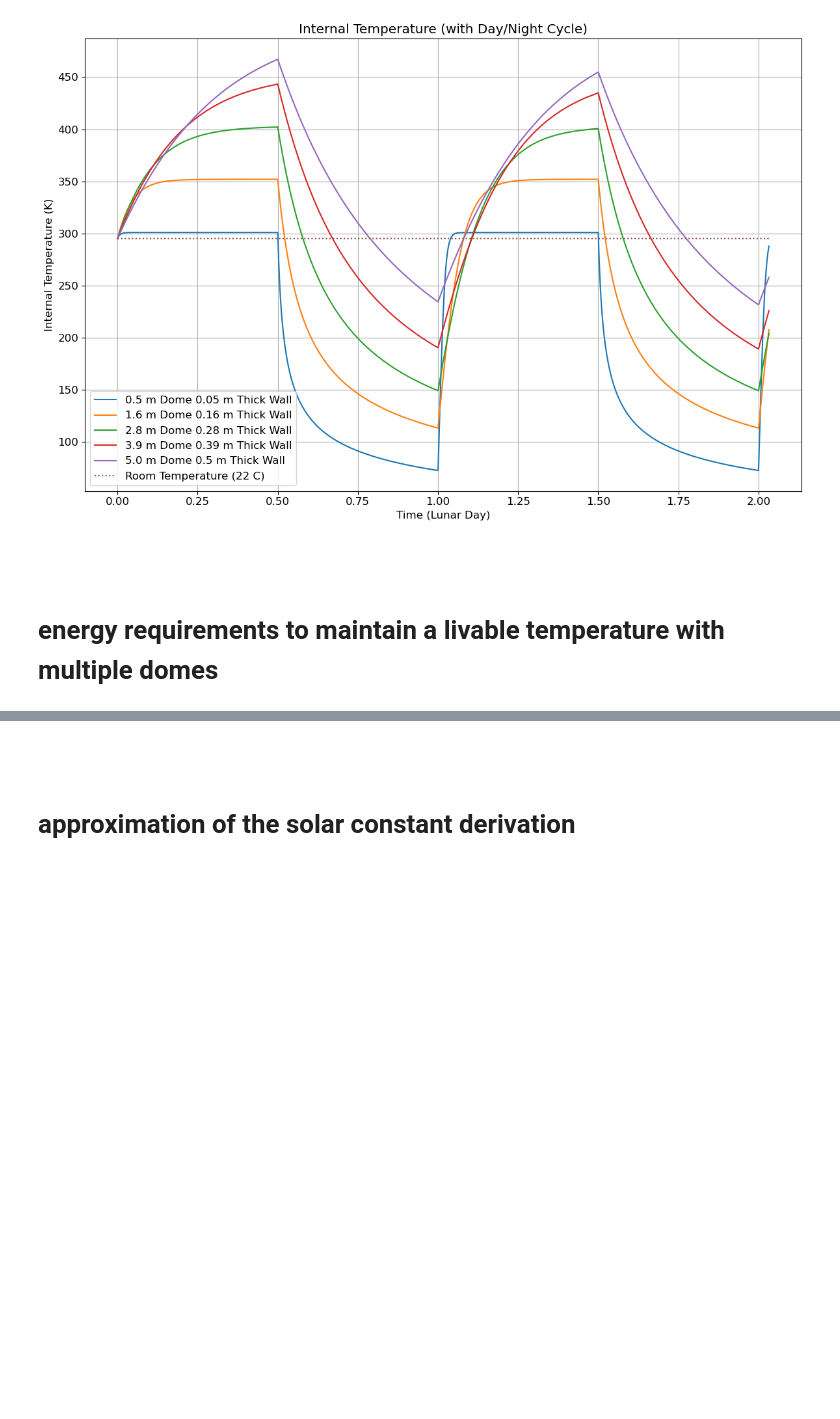
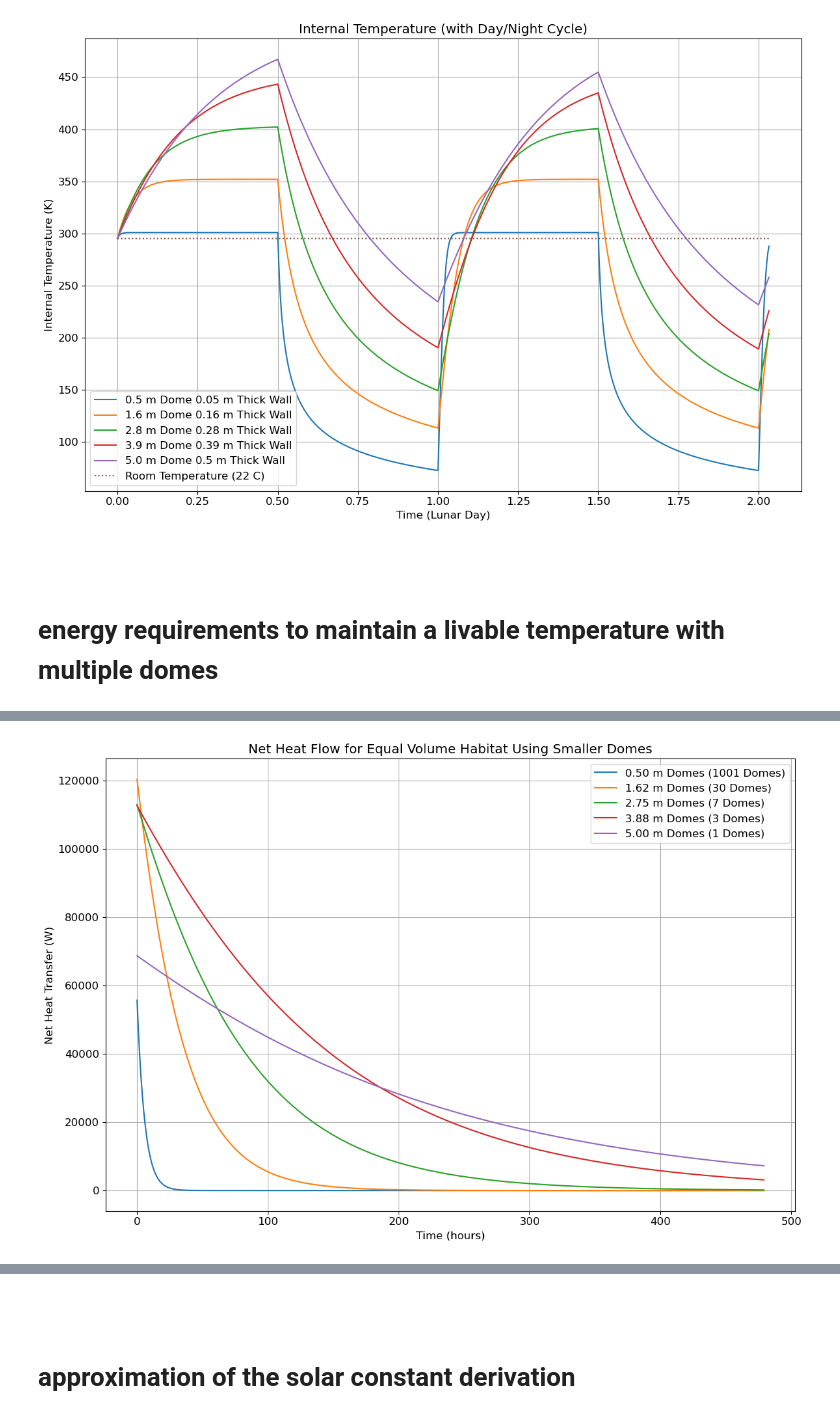
Before and after one commit to adambigg-s/aae338-report, a Jupyter notebook: report_calculations/lunar_base_thermals.ipynb, the cells around one changed output, grey strips where cells are left out. Cells and saved outputs as stored; diff of their text form; code cells hidden in the pictures; blank space fills up the shorter version.

Commit message:
added multiple domes

```diff
--- a/report_calculations/lunar_base_thermals.ipynb
+++ b/report_calculations/lunar_base_thermals.ipynb
@@ -290,15 +293,3 @@ plot.show()
 #
 # %% [markdown]
 # energy requirements to maintain a livable temperature with multiple domes
-# %%
-class DomeManager:
-    def __init__(self):
-        self.total_volume = 0
-        self.total_area = 0
-        self.domes = []
-
-    def set_volume(self, volume):
-        self.total_volume = volume
-# %%
-habitat = DomeManager()
-habitat.set_volume(50)
@@ -304,0 +330,7 @@ habitat.set_volume(50)
+# %%
+fixed_radius = 5
+fixed_thickness =  fixed_radius * WALL_THICKNESS_COEFF
+fixed_wall = Wall(fixed_thickness, REGOLITH_CONDUCTIVITY, DOME_EPSILON)
+fixed_dome = Sphere(fixed_radius, fixed_wall)
+target_volume = fixed_dome.volume_air()
+print(f'target volume: {target_volume:.2}')
@@ -304,0 +339,65 @@ habitat.set_volume(50)
+# %%
+radii = np.linspace(0.5, 5, 5)
+datasets = []
+
+dt = 60 * 60 # 1 hour
+duration = 60 * 60 * 24 * 20 # again plotting for 20 days
+
+for radius in radii:
+    thickness = radius * WALL_THICKNESS_COEFF
+    wall = Wall(thickness, REGOLITH_CONDUCTIVITY, DOME_EPSILON)
+    habitat = DomeManager(radius, wall, target_volume)
+
+    data = ThermalData(radius, thickness, REGOLITH_CONDUCTIVITY)
+
+    # this is such a terrible way of doing this but it is really easy
+    for t in range(0, duration, dt):
+        habitat.reup_temperatures(dt)
+        data.times.append(t / dt)
+        data.internal_temperatures.append(habitat.average_air_temperature())
+        data.surface_temperatures.append(habitat.average_outer_temperature())
+        data.q_dots.append(habitat.total_heat_transfer())
+        data.num_domes = len(habitat.domes)
+        data.energy_reqs.append(habitat.total_energy_requirement(dt))
+
+    datasets.append(data)
+
+plot.rcParams.update({
+    "figure.figsize": (12, 8),
+    "font.size": 12
+})
+
+plot.figure()
+for data in datasets:
+    plot.plot(data.times, data.q_dots, label=f'{data.radius:.2f} m Domes ({data.num_domes} Domes)')
+plot.title("Net Heat Flow for Equal Volume Habitat Using Smaller Domes")
+plot.xlabel("Time (hours)")
+plot.ylabel("Net Heat Transfer (W)")
+plot.grid(True)
+plot.legend()
+plot.tight_layout()
+plot.show()
+
+plot.figure()
+for data in datasets:
+    plot.plot(data.times, data.energy_reqs, label=f'{data.radius:.2f} m Domes ({data.num_domes} Domes)')
+plot.title("Net Energy Requirements to Maintain Livability for Equal Volume Habitat Using Smaller Domes")
+plot.xlabel("Time (hours)")
+plot.ylabel("Net Required Energy (J)")
+plot.grid(True)
+plot.legend()
+plot.tight_layout()
+plot.show()
+
+plot.figure()
+for data in datasets:
+    plot.plot(data.times, data.internal_temperatures, label=f'{data.radius:.2f} m Domes ({data.num_domes} Domes)')
+plot.title("Internal Temperatures for Equal Volume Habitat Using Smaller Domes")
+plot.xlabel("Time (hours)")
+plot.ylabel("Temperature (K)")
+plot.grid(True)
+plot.legend()
+plot.tight_layout()
+plot.show()
+# %% [output]
+[figure, added]
```
Also changed, not shown: parts of 7 cells of this notebook.
